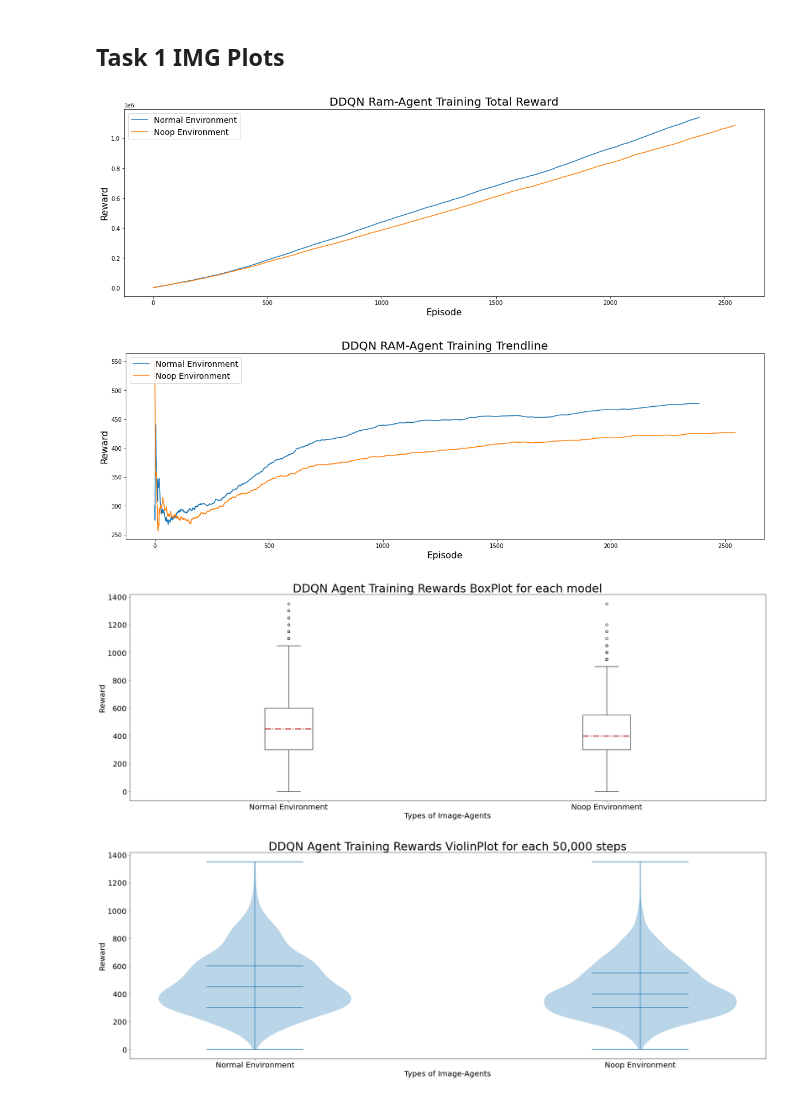
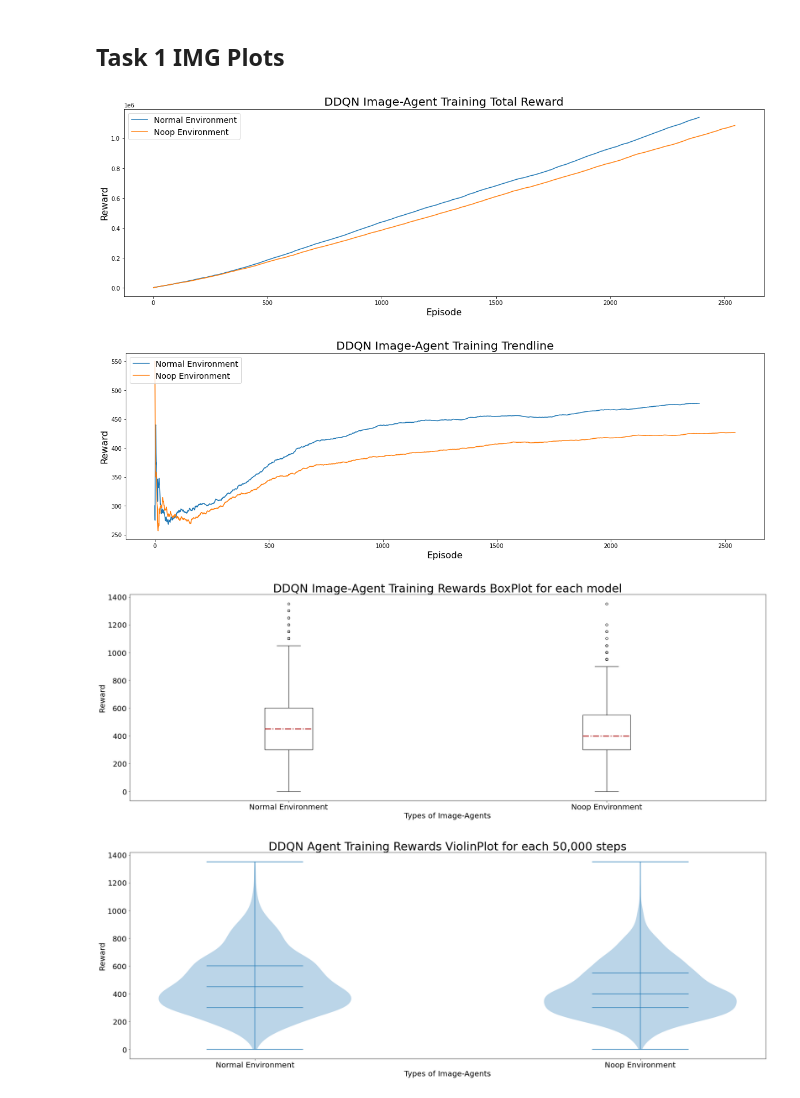
Before and after one commit to Intenzo21/asterix-rl, a Jupyter notebook: Plots.ipynb, the cells around one changed output. Drawn from its saved outputs; the diff is of its cells as text; code cells hidden in the pictures.

```diff
--- a/Plots.ipynb
+++ b/Plots.ipynb
@@ -55,23 +55,39 @@ def plot_violinplot_for_models(dfs, col, models, x_label, y_label, title, title_
 # %% [markdown]
 ## Task 1 IMG Plots
 # %%
-data_task_1_dir = './data_task1/'
+data_task_1_dir = './image_agents/results/'
 # %%
-data_task_1_1 = pd.read_csv(data_task_1_dir + 'data_img_1.csv')
+data_task_1_1 = pd.read_csv(data_task_1_dir + 'image_1.csv')
 # %%
-data_task_1_2 = pd.read_csv(data_task_1_dir + 'data_img_2.csv')
+data_task_1_2 = pd.read_csv(data_task_1_dir + 'image_2.csv')
 # %%
 # Plot the training reward cumulative sum throughout the episodes (1 episode = 3 player lives)
-plot_df({'Normal Environment': data_task_1_1, 'Noop Environment': data_task_1_2}, col=['Total Reward'], x_label='Episode', y_label='Reward', title='DDQN Ram-Agent Training Total Reward')
+plot_df({'Normal Environment': data_task_1_1,
+         'Noop Environment': data_task_1_2},
+        col=['Total Reward'],
+        x_label='Episode',
+        y_label='Reward',
+        title='DDQN Image-Agent Training Total Reward')
 # %% [output]
-[figure, old version]
+[figure, new version]
 # %%
 # Plot the training reward values throughout the episodes (1 episode = 3 player lives)
-plot_df({'Normal Environment': data_task_1_1, 'Noop Environment': data_task_1_2}, col=['Total Mean'], x_label='Episode', y_label='Reward', title='DDQN RAM-Agent Training Trendline')
+plot_df({'Normal Environment': data_task_1_1,
+         'Noop Environment': data_task_1_2},
+        col=['Total Mean'],
+        x_label='Episode',
+        y_label='Reward',
+        title='DDQN Image-Agent Training Trendline')
 # %% [output]
-[figure, old version]
+[figure, new version]
 # %%
-plot_boxplot_for_models({'Normal Environment': data_task_1_1, 'Noop Environment': data_task_1_2}, ['Reward'], ['DDQN-Image'], x_label='Types of Image-Agents', y_label='Reward', title='DDQN Agent Training Rewards BoxPlot for each model')
+plot_boxplot_for_models({'Normal Environment': data_task_1_1,
+                         'Noop Environment': data_task_1_2},
+                        ['Reward'],
+                        ['DDQN-Image'],
+                        x_label='Types of Image-Agents',
+                        y_label='Reward',
+                        title='DDQN Image-Agent Training Rewards BoxPlot for each model')
 # %% [output]
-[figure, old version]
+[figure, new version]
 # %%
```
Also changed, not shown: parts of 27 cells of this notebook.
